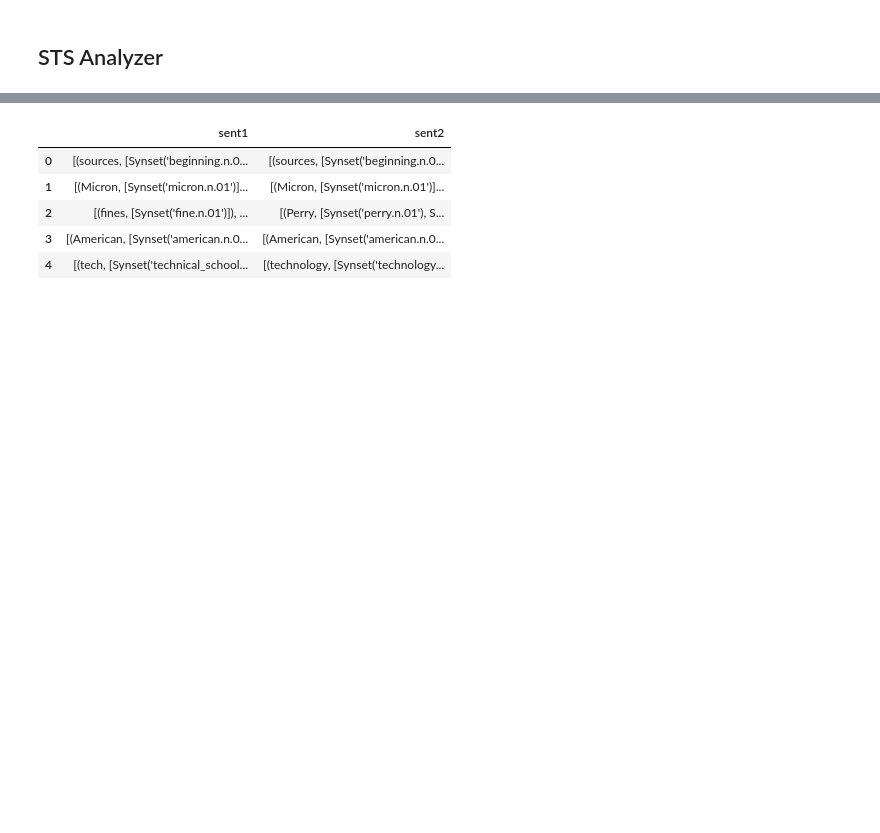
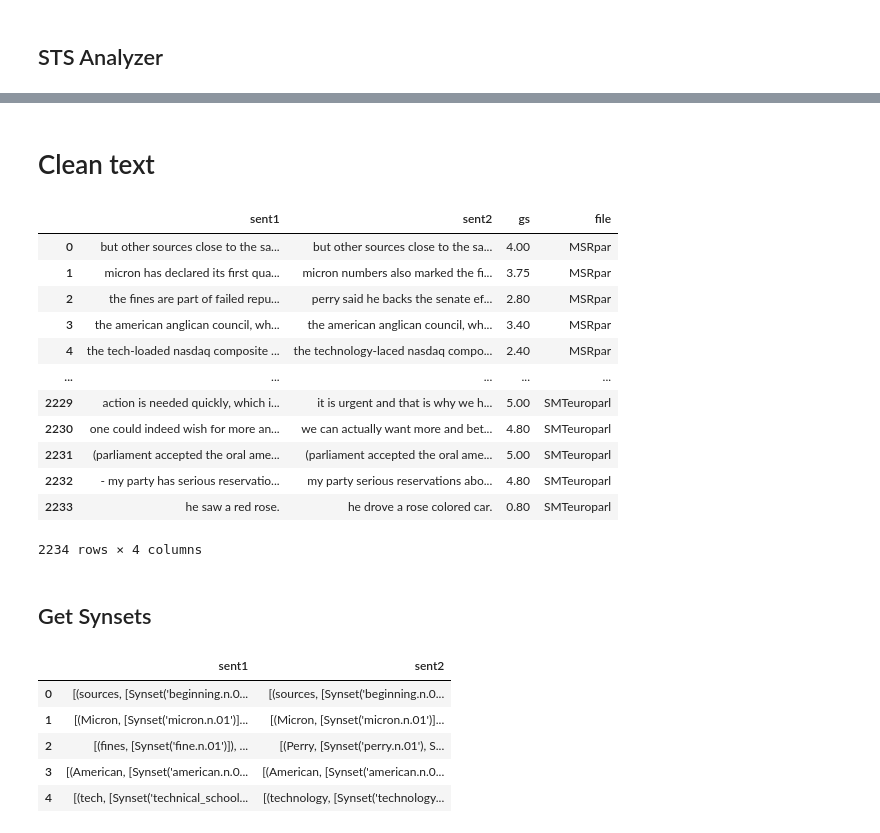
Before and after one commit to BecTome/NLP_SemanticTextualSimilarity, a Jupyter notebook: experiments/CLEAN_Feature_Creation.ipynb, the cells around one changed output, grey strips where cells are left out. Cells and saved outputs as stored; diff of their text form; code cells hidden in the pictures; blank space fills up the shorter version.

Commit message:
Clean feature creation

```diff
--- a/experiments/CLEAN_Feature_Creation.ipynb
+++ b/experiments/CLEAN_Feature_Creation.ipynb
@@ -169,3 +294,26 @@ df_features
+# %% [markdown]
+# Clean text
+# %%
+df_clean = df.copy()
+df_clean["sent1"] = df_clean["sent1"].apply(lambda x: clean_func(x))
+df_clean["sent2"] = df_clean["sent2"].apply(lambda x: clean_func(x))
+df_clean
+# %% [output]
+|  | sent1 | sent2 | gs | file |
+| 0 | but other sources close to the sa... | but other sources close to the sa... | 4.00 | MSRpar |
+| 1 | micron has declared its first qua... | micron numbers also marked the fi... | 3.75 | MSRpar |
+| 2 | the fines are part of failed repu... | perry said he backs the senate ef... | 2.80 | MSRpar |
+| 3 | the american anglican council, wh... | the american anglican council, wh... | 3.40 | MSRpar |
+| 4 | the tech-loaded nasdaq composite ... | the technology-laced nasdaq compo... | 2.40 | MSRpar |
+| ... | ... | ... | ... | ... |
+| 2229 | action is needed quickly, which i... | it is urgent and that is why we h... | 5.00 | SMTeuroparl |
+| 2230 | one could indeed wish for more an... | we can actually want more and bet... | 4.80 | SMTeuroparl |
+| 2231 | (parliament accepted the oral ame... | (parliament accepted the oral ame... | 5.00 | SMTeuroparl |
+| 2232 | - my party has serious reservatio... | my party serious reservations abo... | 4.80 | SMTeuroparl |
+| 2233 | he saw a red rose. | he drove a rose colored car. | 0.80 | SMTeuroparl |
+2234 rows × 4 columns
+# %% [markdown]
+## Get Synsets
 # %%
 # Calculate Synsets
 df_synsets = df[['sent1', 'sent2']].copy()
```
Also changed, not shown: parts of 21 cells of this notebook.
